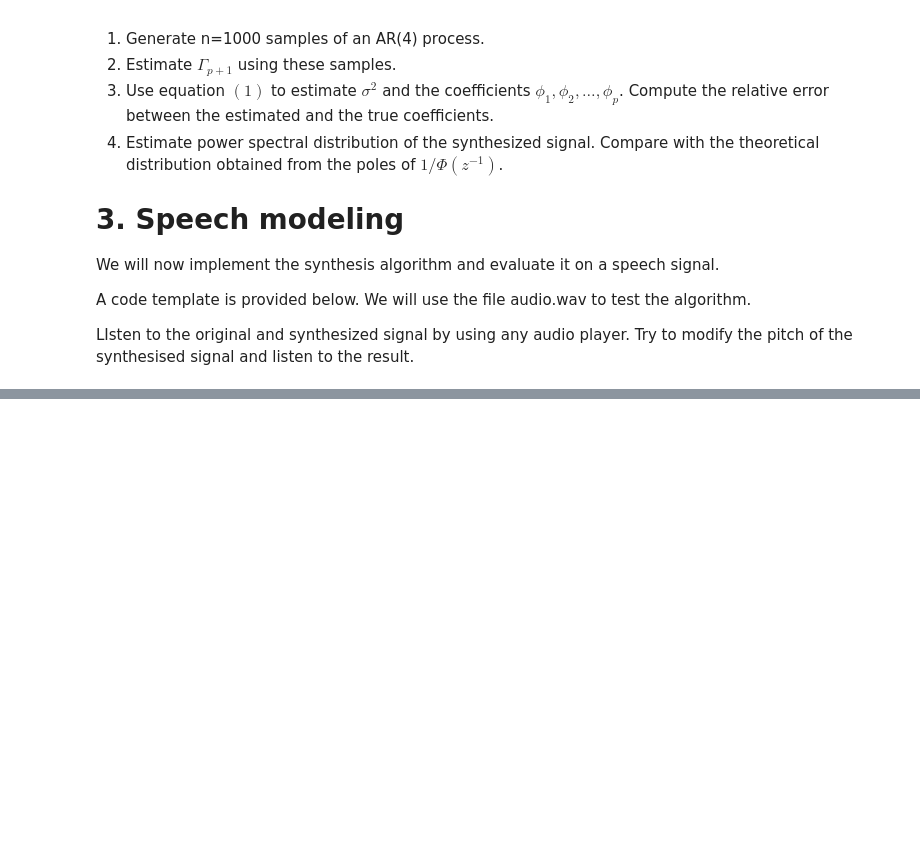
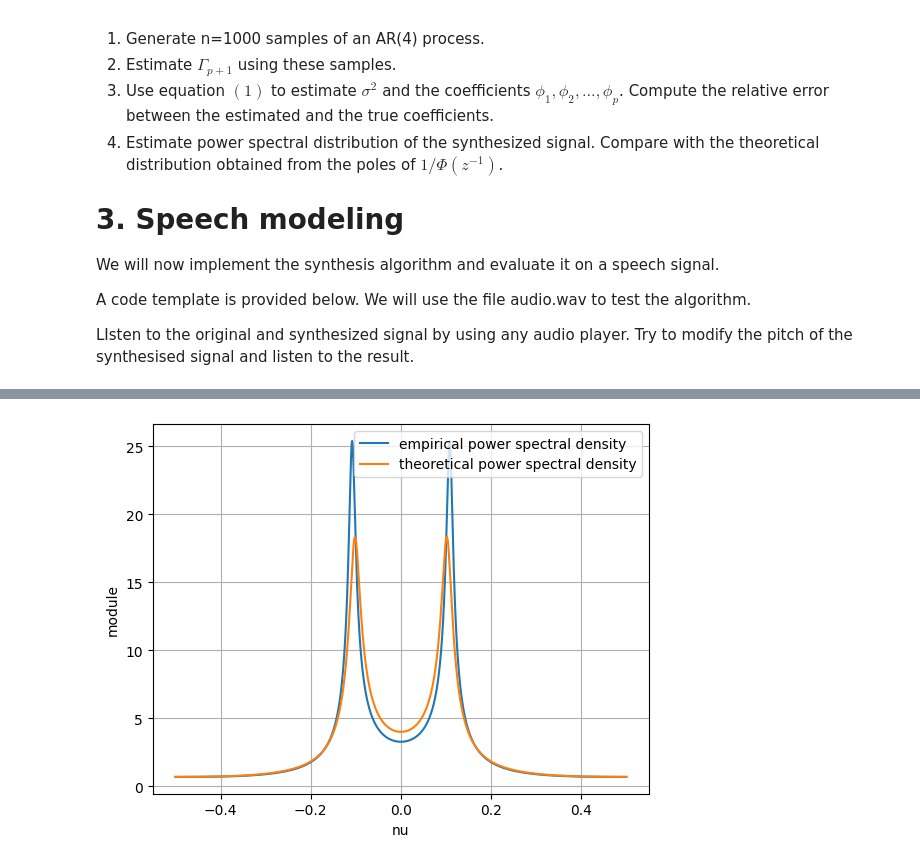
Before and after one commit to KHOUTAIBI/TSIA-TP, a Jupyter notebook: TP3_TSIA202a.ipynb, the cells around one changed output, grey strips where cells are left out. Cells and saved outputs as stored; diff of their text form; code cells hidden in the pictures; blank space fills up the shorter version.

Commit message:
finished tp 3, only need to plot the zeros ans poles

```diff
--- a/TP3_TSIA202a.ipynb
+++ b/TP3_TSIA202a.ipynb
@@ -49,3 +49,85 @@ A code template is provided below. We will use the file audio.wav to test the al
 
 
 LIsten to the original and synthesized signal by using any audio player. Try to modify the pitch of the synthesised signal and listen to the result.
+# %%
+import numpy as np
+import matplotlib.pyplot as plt
+import scipy.linalg as sg
+import scipy.signal as sp
+
+# Initializing the variables here
+NUMBER_VARIABLES = 1_000
+assert NUMBER_VARIABLES>4
+SIGMA = 2
+PHIS = np.array([0.55,-0.7,0.3,0.1])
+
+print(f"phis are {PHIS}")
+
+def white_noise(mean,sigma,number_variables):
+    return np.random.normal(mean,sigma,number_variables)
+
+def AR(p,phis,number_variables):
+    AR_process = np.random.normal(0,SIGMA,size=number_variables)
+    for variable in range(number_variables):
+        for shift in range(p):
+            AR_process[variable] += (phis[shift] * AR_process[variable-shift-1])
+    return AR_process
+
+def empirical_mean(X):
+    assert(len(X) != 0)
+    return np.mean(X)
+
+def empirical_autocovariance(X, taus):
+    N = len(X)
+    X_sum = np.zeros(len(taus))
+
+    for tau, k in enumerate(taus):
+        X_shifted = X[k:N] - empirical_mean(X)
+        X_original = X[0:N-k] - empirical_mean(X)
+        X_sum[tau] = (1/N)  * np.sum(X_shifted * X_original)
+
+    return X_sum
+
+def Gamma(p,phis,number_variables):
+    AR_process = AR(p,phis,number_variables)
+    taus = np.arange(0,p+1)
+    empirical_autocov = empirical_autocovariance(AR_process,taus=taus)
+    gamma = sg.toeplitz(empirical_autocov)
+
+    # printing the toeplitz values in order to test the validity of the result
+
+    approximation = np.linalg.inv(gamma) @ np.array([1 if v == 0 else 0 for v in range(p+1)]).T
+    sigma_approximation = 1/approximation[0]
+    empirical_phis = -(sigma_approximation*approximation[1:])
+    # MSE = np.sum((phis-empirical_phis)**2/(phis**2))
+
+    return gamma , sigma_approximation , empirical_phis
+
+
+def empirical_spectral_density(nu,p,phis,number_variables):
+    gamma , sigma_approximation , empirical_phis = Gamma(p,phis,number_variables)
+    w = 2*np.pi*nu
+    nu , Sxx = sp.freqz([1],empirical_phis,w)
+    return nu , Sxx
+
+
+def theo_spectral_density(nu,coefficients):
+    w = 2*np.pi*nu
+    nu , Sxx = sp.freqz([1],coefficients,w)
+    return nu , Sxx
+
+
+# Getting values
+nu = np.linspace(-0.5,0.5,20_000)
+empirical_spectral = empirical_spectral_density(nu,4,PHIS,NUMBER_VARIABLES)
+theoretical_spectral = theo_spectral_density(nu,PHIS)
+
+plt.grid()
+plt.plot(nu,np.abs(empirical_spectral[1]))
+plt.plot(nu,np.abs(theoretical_spectral[1]))
+plt.xlabel("nu")
+plt.ylabel("module")
+plt.legend(["empirical power spectral density","theoretical power spectral density"])
+
+plt.show()
+# %% [output]
@@ -52,3 +135,4 @@ LIsten to the original and synthesized signal by using any audio player. Try to
+[figure, added]
 # %%
 ## imports
 
```
Also changed, not shown: parts of 4 cells of this notebook, 1 other file.
